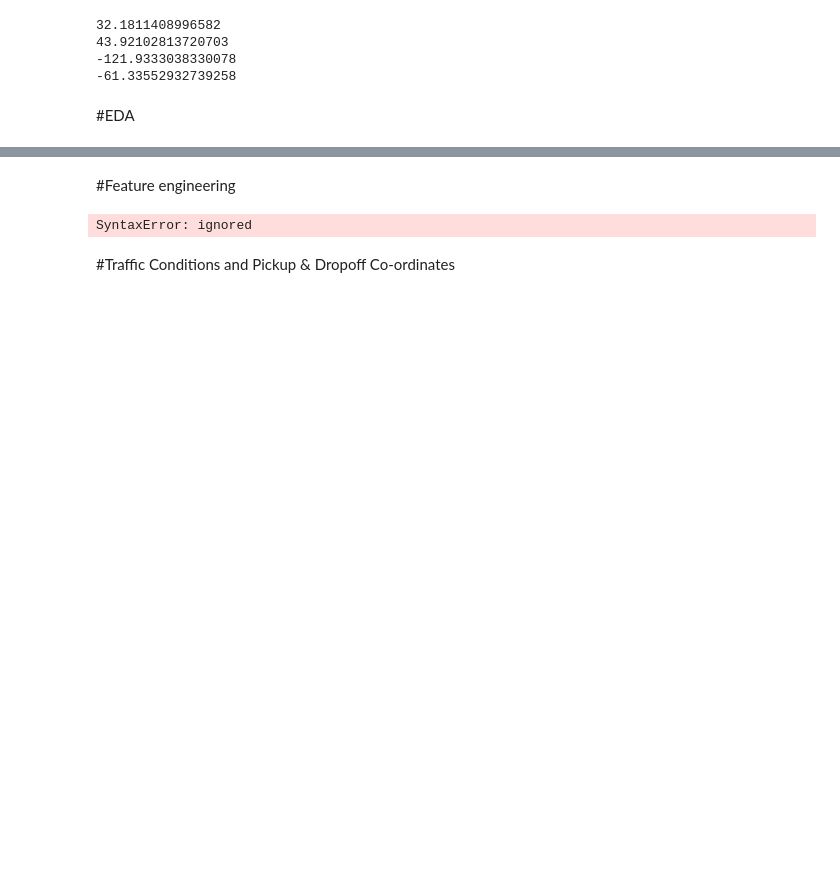
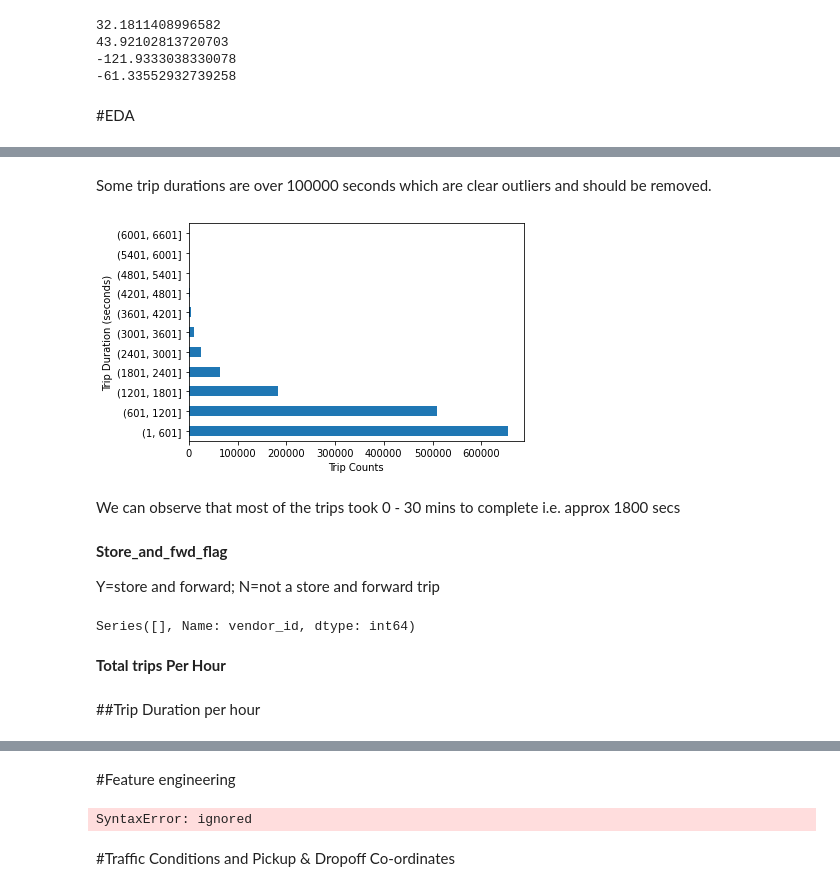
Before and after one commit to Samikshab99/NYC-Taxi-Duration-Prediction, a Jupyter notebook: Copy_of_NYC_Taxi_Trip_Time_Prediction_Capstone_Project.ipynb, the cells around one changed output, grey strips where cells are left out. Drawn from its saved outputs; the diff is of its cells as text; code cells hidden in the pictures; blank space fills up the shorter version.

```diff
--- a/Copy_of_NYC_Taxi_Trip_Time_Prediction_Capstone_Project.ipynb
+++ b/Copy_of_NYC_Taxi_Trip_Time_Prediction_Capstone_Project.ipynb
@@ -128,0 +253,23 @@ print(max(taxi['dropoff_longitude']))
+# %% [markdown]
+Some trip durations are over 100000 seconds which are clear outliers and should be removed.
+# %%
+taxi.trip_duration.groupby(pd.cut(taxi.trip_duration, np.arange(1,7200,600))).count().plot(kind='barh')
+plt.xlabel('Trip Counts')
+plt.ylabel('Trip Duration (seconds)')
+plt.show()
+# %% [output]
+[figure, added]
+# %% [markdown]
+We can observe that most of the trips took 0 - 30 mins to complete i.e. approx 1800 secs
+# %% [markdown]
+**Store_and_fwd_flag**
+
+Y=store and forward; N=not a store and forward trip
+# %%
+taxi.vendor_id[taxi.store_and_fwd_flag == 1].value_counts()
+# %% [output]
+Series([], Name: vendor_id, dtype: int64)
+# %% [markdown]
+**Total trips Per Hour**
+# %% [markdown]
+##Trip Duration per hour
```
Also changed, not shown: parts of 34 cells of this notebook.
